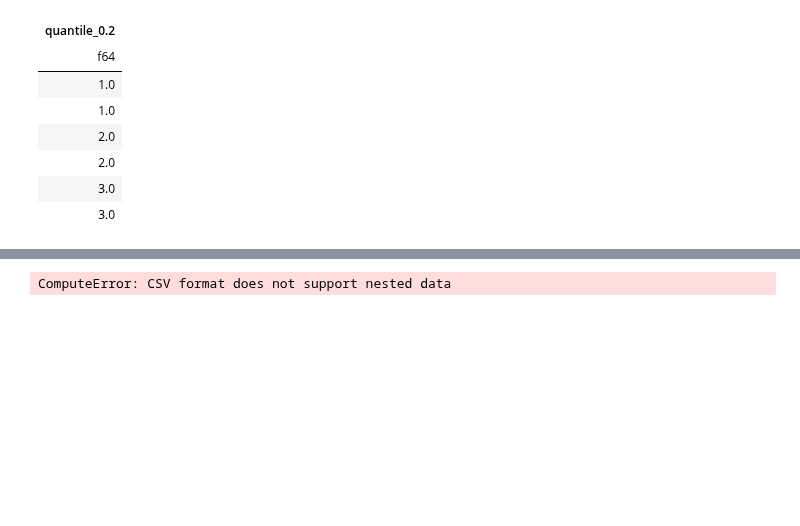
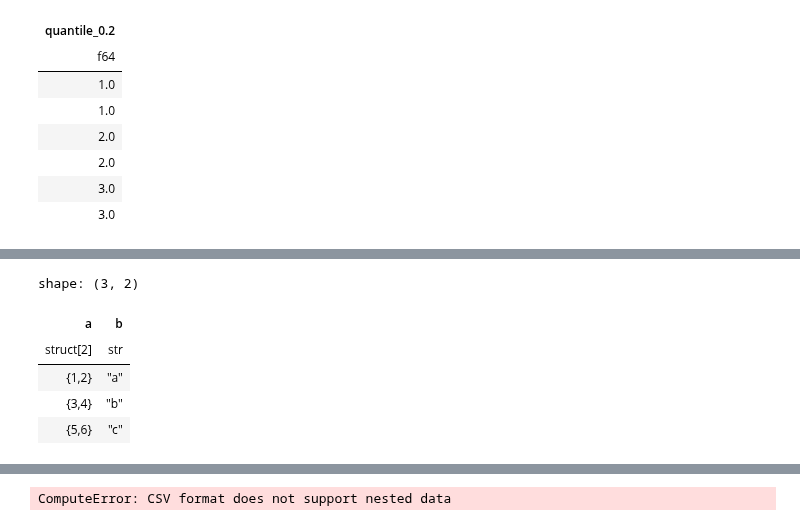
Before and after one commit to johnros/polars_demo, a Jupyter notebook: nested_dtypes.ipynb, the cells around one changed output, grey strips where cells are left out. Drawn from its saved outputs; the diff is of its cells as text; code cells hidden in the pictures; blank space fills up the shorter version.

```diff
--- a/nested_dtypes.ipynb
+++ b/nested_dtypes.ipynb
@@ -907,0 +1112,16 @@ shape: (6, 1)
+# %%
+#| label: make-struct
+
+pl.DataFrame(
+    {
+        "a": [{"x": 1, "y": 2}, {"x": 3, "y": 4}, {"x": 5, "y": 6}],
+        "b": ["a", "b", "c"]
+    }
+)
+# %% [output]
+shape: (3, 2)
+| a | b |
+| struct[2] | str |
+| {1,2} | "a" |
+| {3,4} | "b" |
+| {5,6} | "c" |
```
Also changed, not shown: parts of 38 cells of this notebook, 2 other files.
